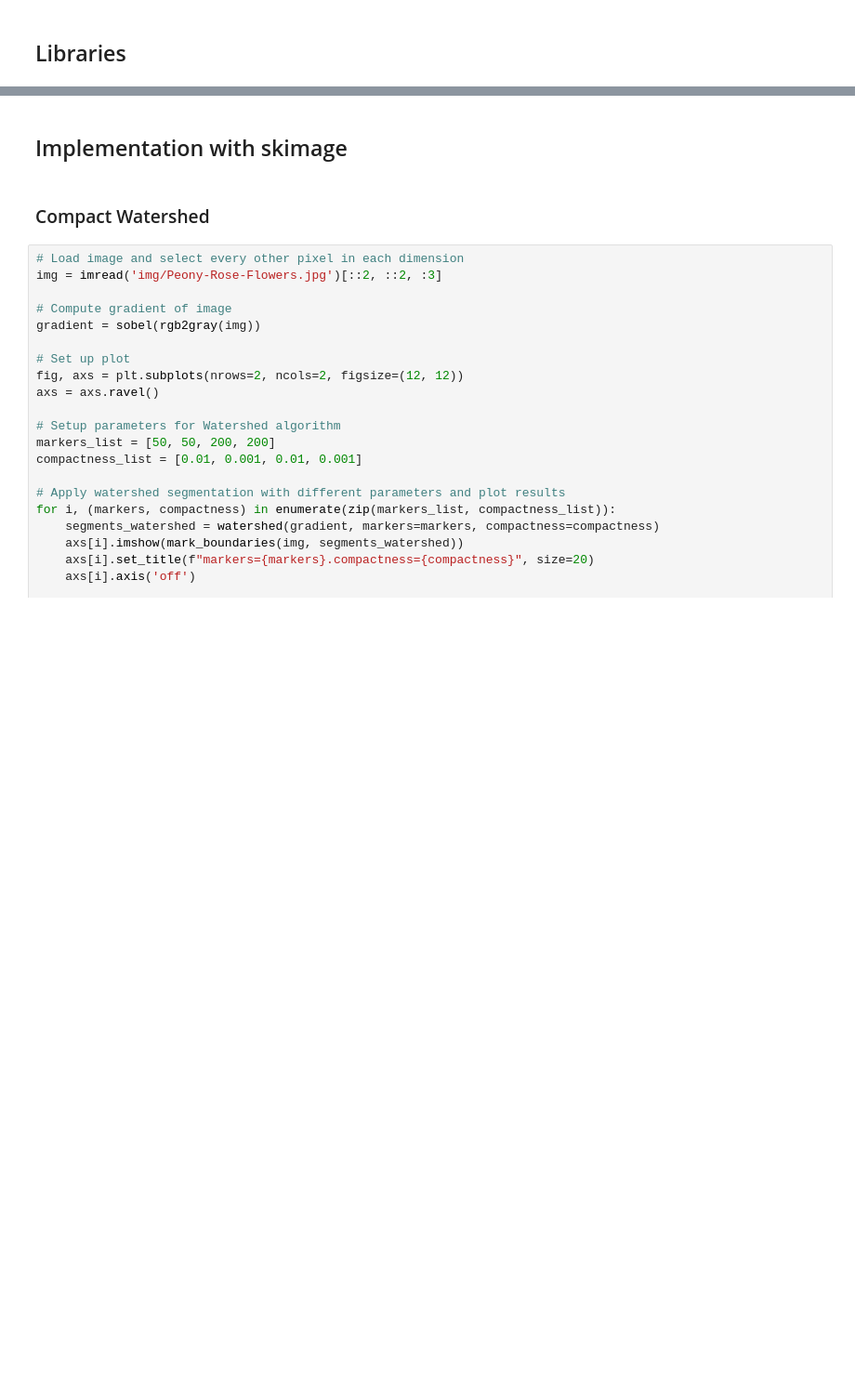
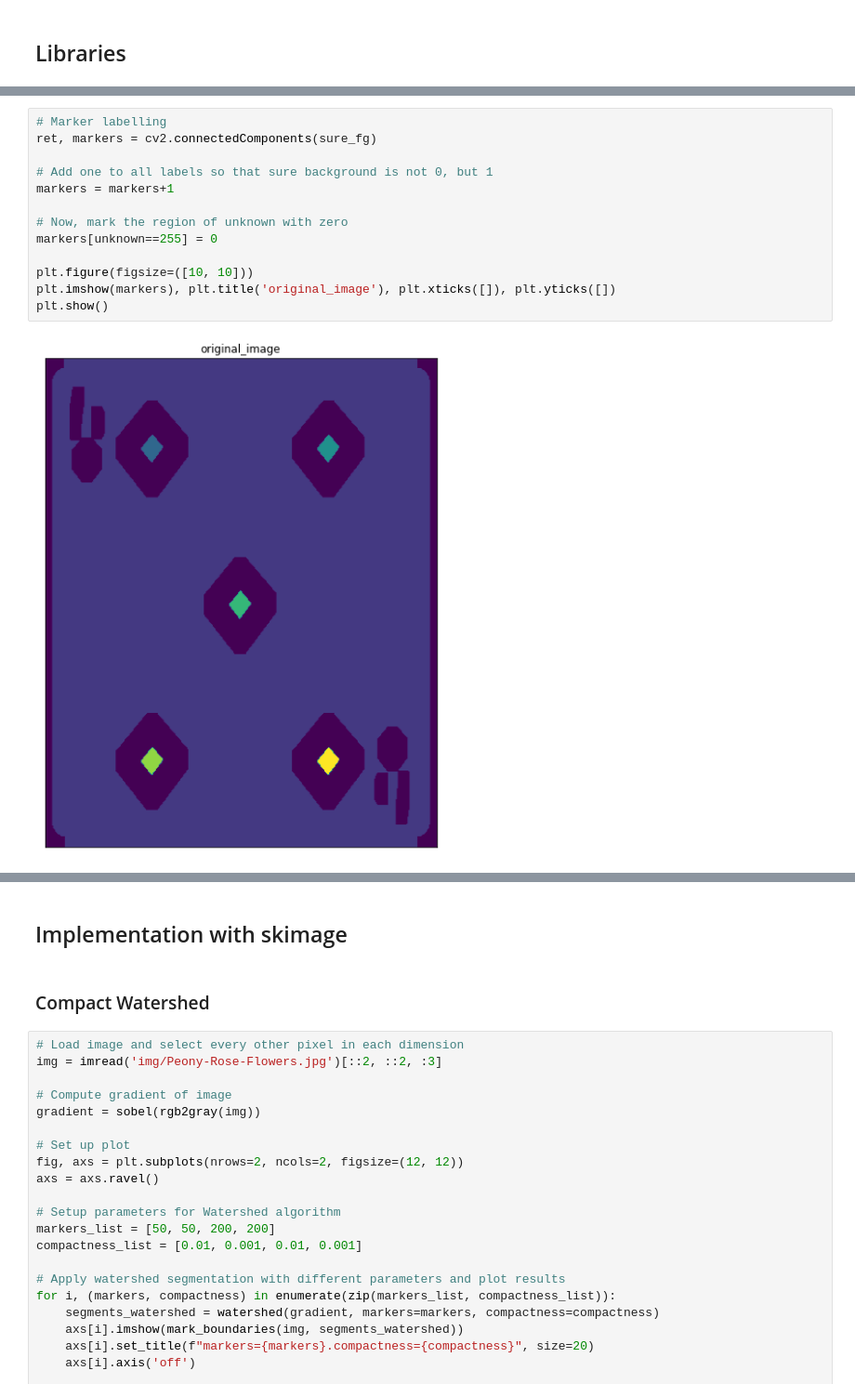
Before and after one commit to armandoBringas/computer-vision-course, a Jupyter notebook: final_project/segmentation_watershed.ipynb, the cells around one changed output, grey strips where cells are left out. Shown: that part at 93% size. Saved outputs shown, nothing was run; the diff lists cells and outputs as text; blank space fills up the shorter version.

```diff
--- a/final_project/segmentation_watershed.ipynb
+++ b/final_project/segmentation_watershed.ipynb
@@ -33,0 +85,15 @@ from skimage.io import imread
+# %%
+# Marker labelling
+ret, markers = cv2.connectedComponents(sure_fg)
+
+# Add one to all labels so that sure background is not 0, but 1
+markers = markers+1
+
+# Now, mark the region of unknown with zero
+markers[unknown==255] = 0
+
+plt.figure(figsize=([10, 10]))
+plt.imshow(markers), plt.title('original_image'), plt.xticks([]), plt.yticks([])
+plt.show()
+# %% [output]
+[figure, added]
```
Also changed, not shown: parts of 8 cells of this notebook, 2 other files.
